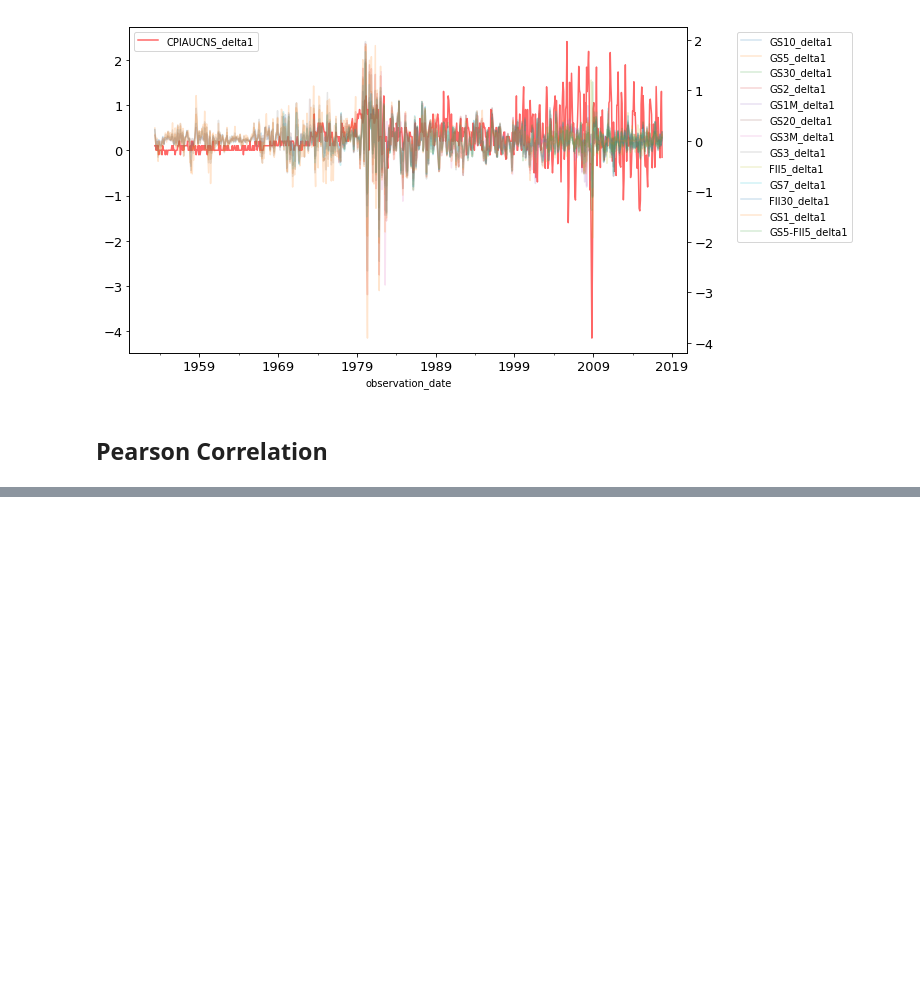
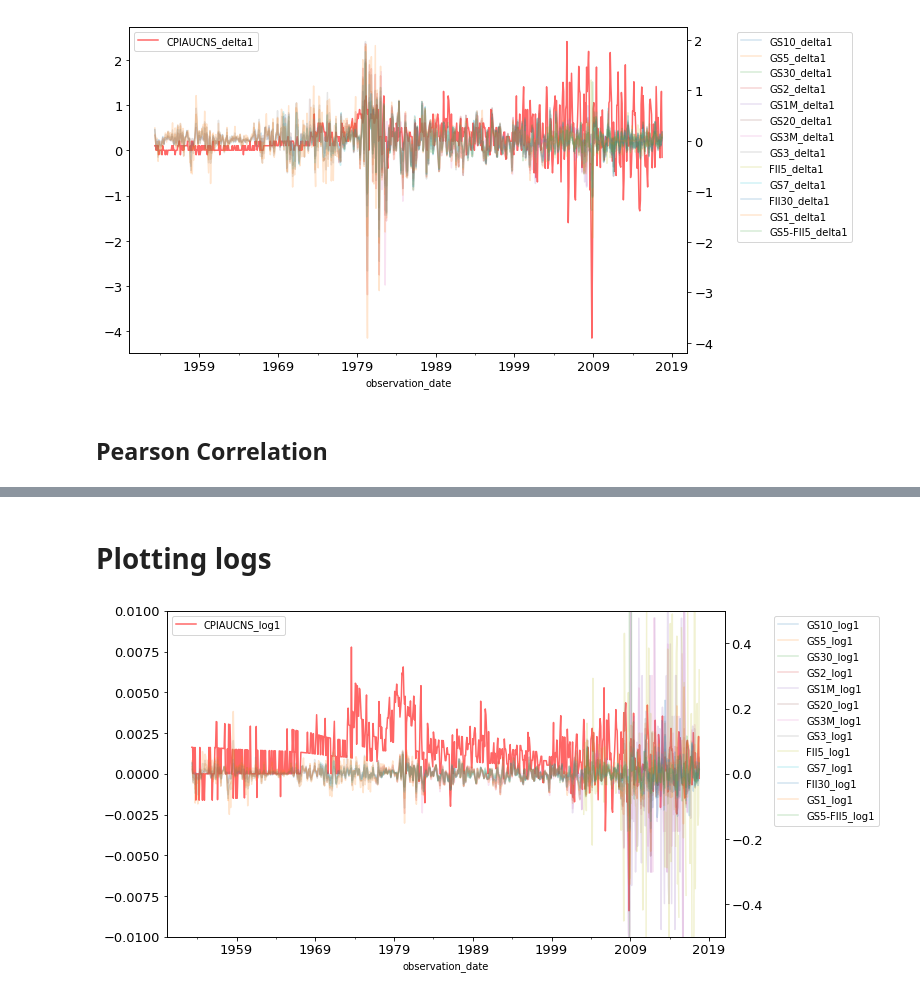
Before and after one commit to TangoJP/experimenting_ARIMA, a Jupyter notebook: CPI_more_variables.ipynb, the cells around one changed output, grey strips where cells are left out. Saved outputs shown, nothing was run; the diff lists cells and outputs as text; code cells hidden in the pictures; blank space fills up the shorter version.

```diff
--- a/CPI_more_variables.ipynb
+++ b/CPI_more_variables.ipynb
@@ -160,0 +183,31 @@ correlations
+# %% [markdown]
+# Plotting logs
+# %%
+for i, col in enumerate(orignal_cols):
+    label = col + '_log1'
+    data[label] = data[col]/data[col].shift(1)
+    data[label] = data[label].apply(np.log10)
+# %%
+log1_cols = [col for col in data.columns if '_log1' in col]
+log1s = data[log1_cols]
+
+fig = plt.figure(figsize=(10, 6))
+ax1 = fig.add_subplot(1, 1, 1)
+ax2 = ax1.twinx()
+
+log1s.iloc[:, 0].plot(ax=ax1, alpha=0.6, color='r')
+log1s.iloc[:, 1:].plot(ax=ax2, alpha=0.2)
+
+ax1.set_ylim([-0.01, 0.01])
+ax2.set_ylim([-0.5, 0.5])
+
+ax1.legend(loc='upper left')
+ax2.legend(bbox_to_anchor=(1.08, 1), loc='upper left', ncol=1)
+for tick in ax1.get_xticklabels():
+    tick.set_fontsize(13)
+for tick in ax1.get_yticklabels():
+    tick.set_fontsize(13)
+for tick in ax2.get_yticklabels():
+    tick.set_fontsize(13)
+# %% [output]
+[figure, added]
```
Also changed, not shown: parts of 28 cells of this notebook.
